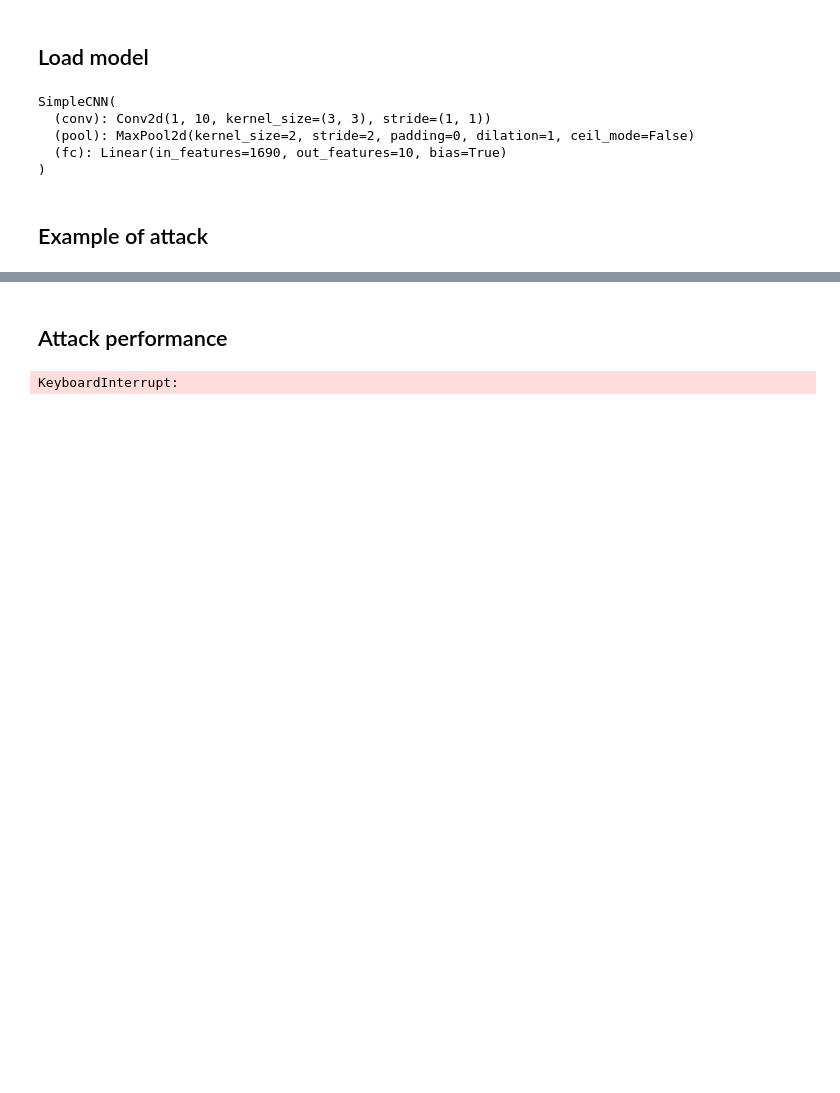
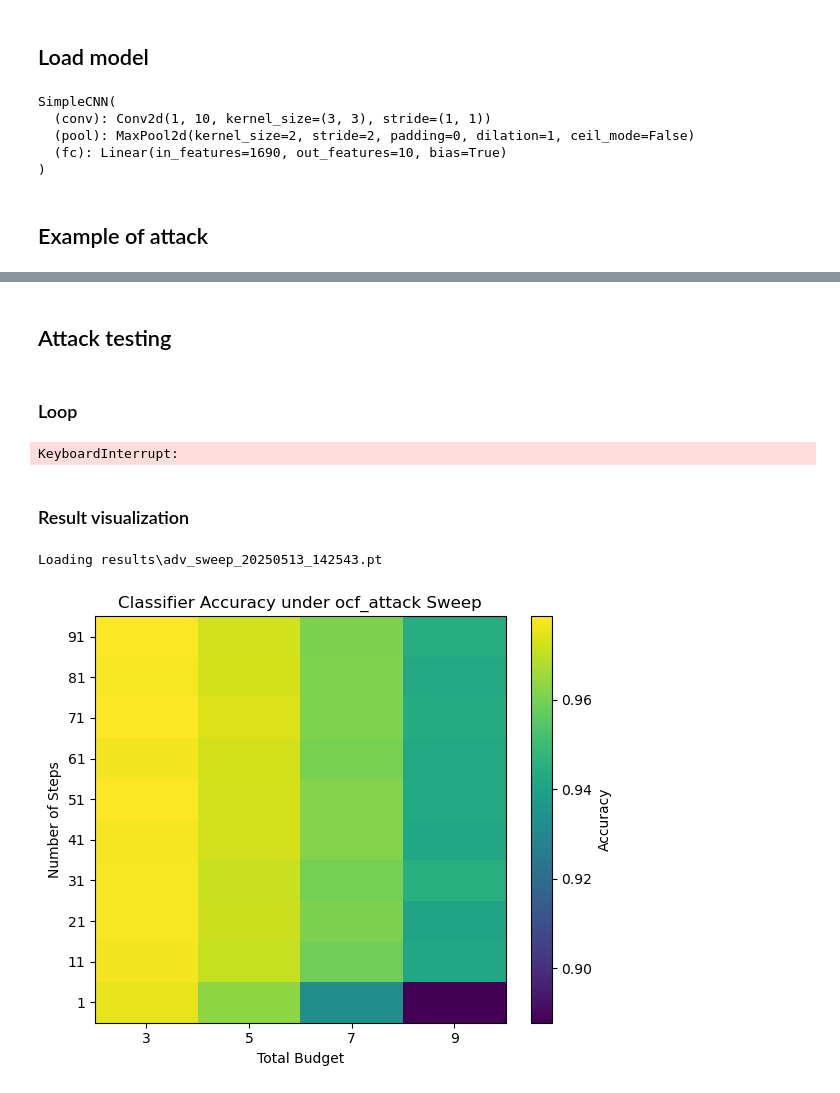
Before and after one commit to PabloHueso/Adversarial-attacks, a Jupyter notebook: ClassifierNotebook.ipynb, the cells around one changed output, grey strips where cells are left out. Saved outputs shown, nothing was run; the diff lists cells and outputs as text; code cells hidden in the pictures; blank space fills up the shorter version.

Commit message:
add results

```diff
--- a/ClassifierNotebook.ipynb
+++ b/ClassifierNotebook.ipynb
@@ -146,7 +147,9 @@ for i in range(adversarial_examples.shape[0]):
 # %%
 x_adv_batch = utils.ocf_attack(model, x_batch, nb_steps=4, total_budget=20)
 # %% [markdown]
-## Attack performance
+## Attack testing
+# %% [markdown]
+### Loop
 # %%
 import torch
 from tqdm.auto import tqdm                # pip install tqdm if you don’t have it
@@ -226,2 +249,42 @@ print("Accuracy grid shape:", accuracy.shape)    # should be (100, 8)
 # %% [output]
 KeyboardInterrupt:
+# %% [markdown]
+### Result visualization
+# %%
+import os, torch, matplotlib.pyplot as plt, numpy as np
+
+# -----------------------------------------------------------
+# 1.  Locate the newest checkpoint
+# -----------------------------------------------------------
+ckpt_path = "results"                     # adjust if needed
+files = [f for f in os.listdir(ckpt_path) if f.endswith(".pt")]
+assert files, "No .pt files found - check ckpt_path!"
+
+latest     = max(files, key=lambda f: os.path.getmtime(os.path.join(ckpt_path, f)))
+ckpt_file  = os.path.join(ckpt_path, latest)
+print("Loading", ckpt_file)
+
+# -----------------------------------------------------------
+# 2.  Load the accuracy grid & axes
+# -----------------------------------------------------------
+ckpt      = torch.load(ckpt_file, map_location="cpu")
+accuracy  = ckpt["accuracy"].numpy()                # shape (len(nb_steps) × len(budgets))
+nb_steps  = ckpt["nb_steps"].numpy()                # e.g. [1, 11, … , 91]
+budgets   = ckpt["total_budgets"].numpy()           # e.g. [3, 5, 7, 9]
+
+# -----------------------------------------------------------
+# 3.  Plot a heat‑map
+# -----------------------------------------------------------
+plt.figure(figsize=(6, 5))
+plt.imshow(accuracy, aspect='auto', origin='lower')     # default colormap
+plt.colorbar(label="Accuracy")
+plt.xticks(ticks=np.arange(len(budgets)),  labels=budgets)
+plt.yticks(ticks=np.arange(len(nb_steps)), labels=nb_steps)
+plt.xlabel("Total Budget")
+plt.ylabel("Number of Steps")
+plt.title("Classifier Accuracy under ocf_attack Sweep")
+plt.tight_layout()
+plt.show()
+# %% [output]
+Loading results\adv_sweep_20250513_142543.pt
+[figure, added]
```
Also changed, not shown: parts of 5 cells of this notebook, 2 other files.
